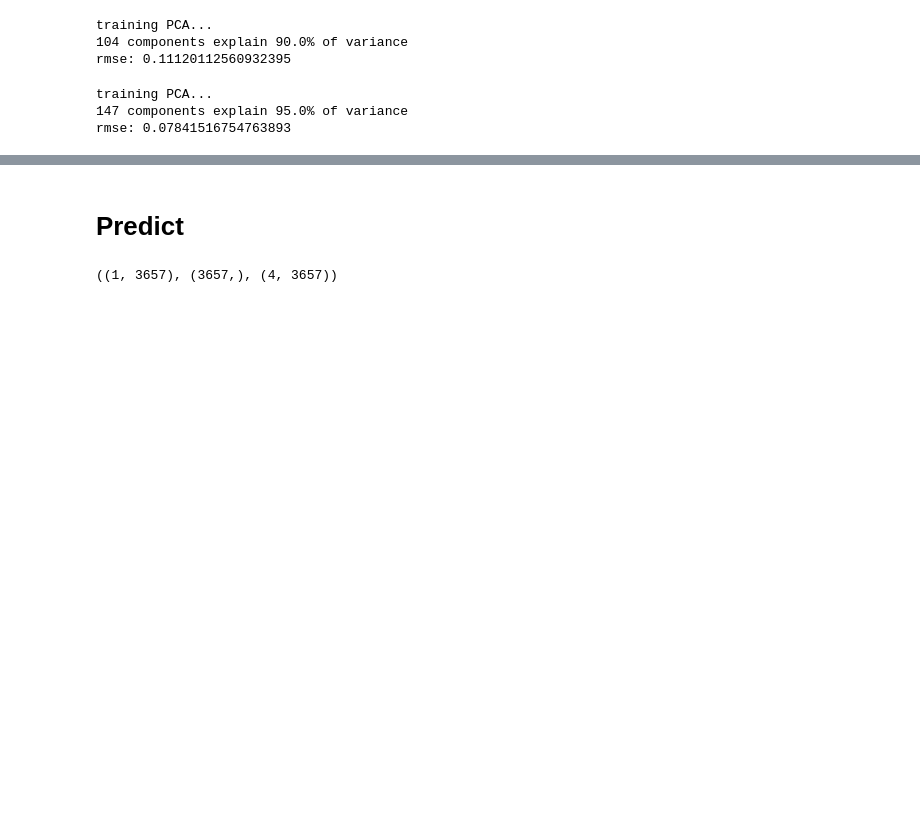
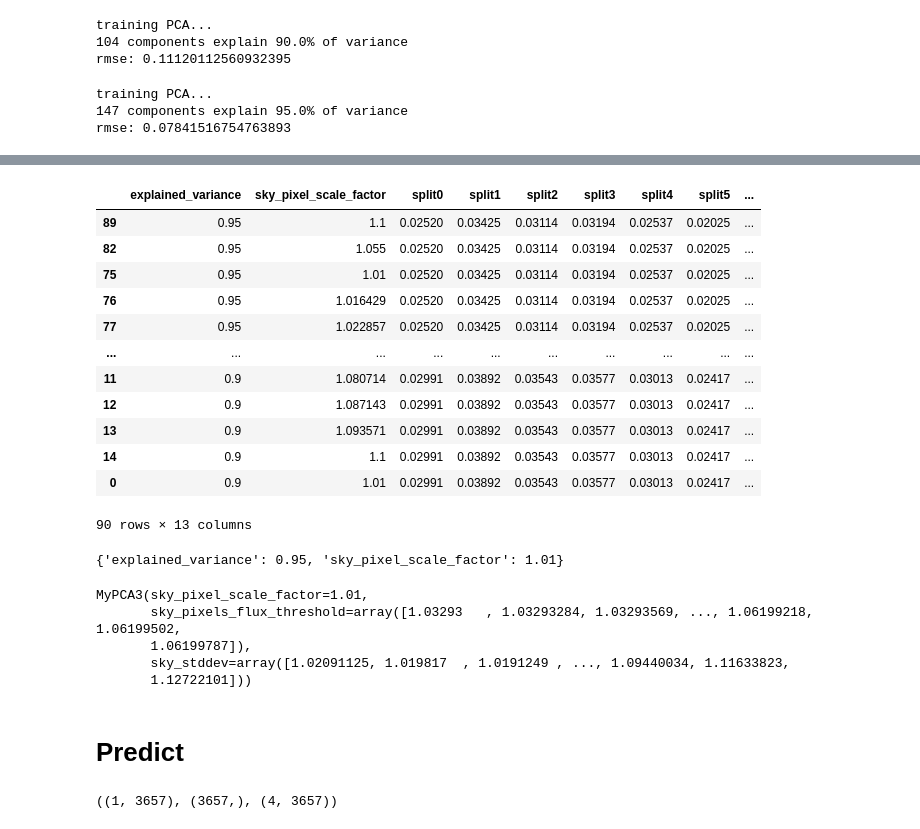
Before and after one commit to cabrera-ziri/Reticulum, a Jupyter notebook: sky_lines3.ipynb, the cells around one changed output, grey strips where cells are left out. Drawn from its saved outputs; the diff is of its cells as text; code cells hidden in the pictures; blank space fills up the shorter version.

Commit message:
fine tuned model

```diff
--- a/sky_lines3.ipynb
+++ b/sky_lines3.ipynb
@@ -504,11 +441,0 @@ class MyPCA(BaseEstimator, TransformerMixin):
-# %%
-mypca = MyPCA(explained_variance=0.95)
-mypca.fit(X_prepared)
-
-f, ax = plt.subplots(figsize=(4,4))
-ax.plot(mypca.cumsum_)
-ax.axvline(mypca.d_,ls='--',color='tab:orange',label='{:}% variance\nwith {:} components'.format(mypca.explained_variance*100,mypca.d_))
-ax.set_xlabel('Dimensions')
-ax.set_ylabel('Explained variance')
-plt.legend()
-plt.tight_layout()
@@ -592,6 +517,7 @@ sky_pixels = X_prepared[-1,:]==1
 # %%
 # mypca = MyPCA(explained_variance=0.95)
-mypca = MyPCA2(sky_pixels=sky_pixels)
+# mypca = MyPCA2(sky_pixels=sky_pixels)
+mypca = MyPCA3(sky_stddev,sky_pixels_flux_threshold,sky_pixel_scale_factor=1.03,explained_variance = 0.95)
 mypca.fit(X_prep)
 # X_predict = mypca.predict(X_prepared[1:50,:])
 X_predict = mypca.predict(X_prep)
@@ -617,0 +569,16 @@ array([-2459.6625134 , -2313.61628825])
+# %%
+explained_variance_range = np.arange(90,96,1)/1e2
+sky_pixel_scale_factor_range = np.linspace(1.01,1.1,15)
+
+param_grid = [
+    {'explained_variance': explained_variance_range ,
+    'sky_pixel_scale_factor': sky_pixel_scale_factor_range}
+    ]
+
+mypca = MyPCA3(sky_stddev,sky_pixels_flux_threshold)
+
+grid_search = GridSearchCV(mypca,param_grid=param_grid,cv=10,
+                           scoring='neg_mean_squared_error',
+                           return_train_score=True)
+
+grid_search.fit(X_prep, X_predict)
@@ -618,3 +613,45 @@ array([-2459.6625134 , -2313.61628825])
+# %%
+cv_res = pd.DataFrame(grid_search.cv_results_)
+cv_res.sort_values(by="mean_test_score", ascending=False, inplace=True)
+
+# extra code – these few lines of code just make the DataFrame look nicer
+cv_res = cv_res[["param_explained_variance",
+                 "param_sky_pixel_scale_factor", "split0_test_score",
+                 "split1_test_score", "split2_test_score","split3_test_score",
+                 "split4_test_score", "split5_test_score","split6_test_score",
+                 "split7_test_score","split8_test_score","split9_test_score",
+                 "mean_test_score"]]
+score_cols = ["split0", "split1", "split2","split3", "split4", "split5","split6",
+              "split7", "split8","split9", "mean_test_rmse"]
+cv_res.columns = ["explained_variance", "sky_pixel_scale_factor"] + score_cols
+cv_res[score_cols] = -cv_res[score_cols].round(5)#.astype(np.int64)
+# %% [output]
+|  | explained_variance | sky_pixel_scale_factor | split0 | split1 | split2 | split3 | split4 | split5 | ... |
+| 89 | 0.95 | 1.1 | 0.02520 | 0.03425 | 0.03114 | 0.03194 | 0.02537 | 0.02025 | ... |
+| 82 | 0.95 | 1.055 | 0.02520 | 0.03425 | 0.03114 | 0.03194 | 0.02537 | 0.02025 | ... |
+| 75 | 0.95 | 1.01 | 0.02520 | 0.03425 | 0.03114 | 0.03194 | 0.02537 | 0.02025 | ... |
+| 76 | 0.95 | 1.016429 | 0.02520 | 0.03425 | 0.03114 | 0.03194 | 0.02537 | 0.02025 | ... |
+| 77 | 0.95 | 1.022857 | 0.02520 | 0.03425 | 0.03114 | 0.03194 | 0.02537 | 0.02025 | ... |
+| ... | ... | ... | ... | ... | ... | ... | ... | ... | ... |
+| 11 | 0.9 | 1.080714 | 0.02991 | 0.03892 | 0.03543 | 0.03577 | 0.03013 | 0.02417 | ... |
+| 12 | 0.9 | 1.087143 | 0.02991 | 0.03892 | 0.03543 | 0.03577 | 0.03013 | 0.02417 | ... |
+| 13 | 0.9 | 1.093571 | 0.02991 | 0.03892 | 0.03543 | 0.03577 | 0.03013 | 0.02417 | ... |
+| 14 | 0.9 | 1.1 | 0.02991 | 0.03892 | 0.03543 | 0.03577 | 0.03013 | 0.02417 | ... |
+| 0 | 0.9 | 1.01 | 0.02991 | 0.03892 | 0.03543 | 0.03577 | 0.03013 | 0.02417 | ... |
+90 rows × 13 columns
+# %%
+grid_search.best_params_
+# %% [output]
+{'explained_variance': 0.95, 'sky_pixel_scale_factor': 1.01}
+# %%
+final_model = grid_search.best_estimator_
+final_model
+# %% [output]
+MyPCA3(sky_pixel_scale_factor=1.01,
+       sky_pixels_flux_threshold=array([1.03293   , 1.03293284, 1.03293569, ..., 1.06199218, 1.06199502,
+       1.06199787]),
+       sky_stddev=array([1.02091125, 1.019817  , 1.0191249 , ..., 1.09440034, 1.11633823,
+       1.12722101]))
 # %% [markdown]
 # Predict
 # %%
```
Also changed, not shown: parts of 14 cells of this notebook.
